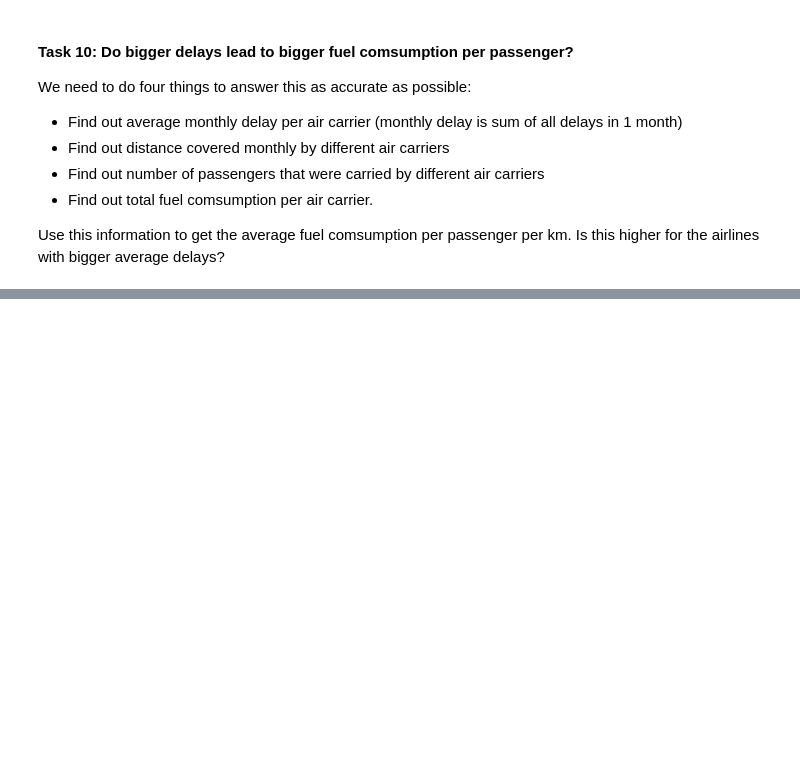
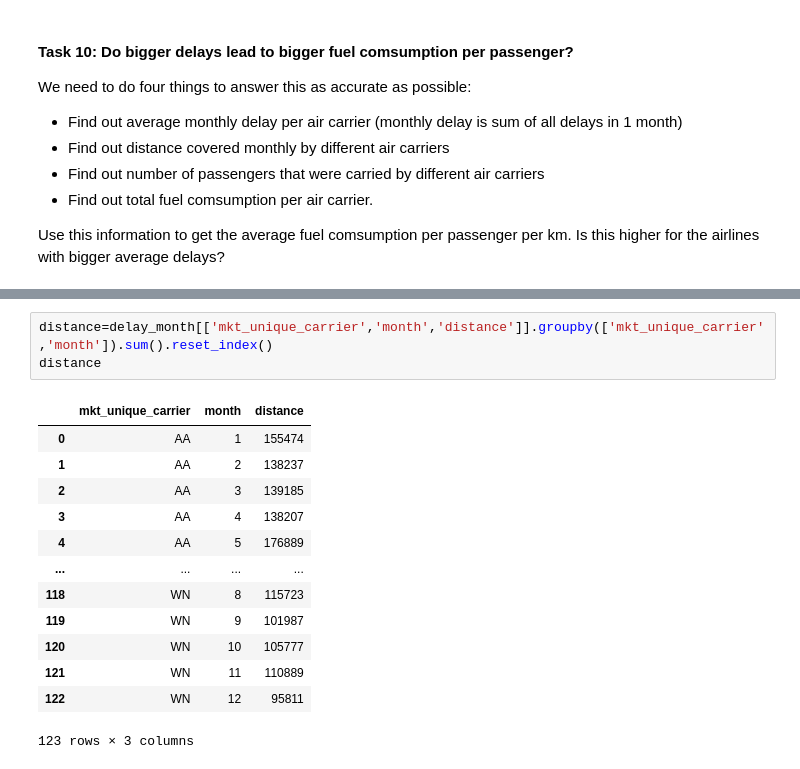
Before and after one commit to mimica123/Midterm_project, a Jupyter notebook: src/Clara/exploratory_analysis.ipynb, the cells around one changed output, grey strips where cells are left out. Cells and saved outputs as stored; diff of their text form; blank space fills up the shorter version.

```diff
--- a/src/Clara/exploratory_analysis.ipynb
+++ b/src/Clara/exploratory_analysis.ipynb
@@ -385,0 +408,17 @@ Use this information to get the average fuel comsumption per passenger per km. I
+# %%
+distance=delay_month[['mkt_unique_carrier','month','distance']].groupby(['mkt_unique_carrier','month']).sum().reset_index()
+distance
+# %% [output]
+|  | mkt_unique_carrier | month | distance |
+| 0 | AA | 1 | 155474 |
+| 1 | AA | 2 | 138237 |
+| 2 | AA | 3 | 139185 |
+| 3 | AA | 4 | 138207 |
+| 4 | AA | 5 | 176889 |
+| ... | ... | ... | ... |
+| 118 | WN | 8 | 115723 |
+| 119 | WN | 9 | 101987 |
+| 120 | WN | 10 | 105777 |
+| 121 | WN | 11 | 110889 |
+| 122 | WN | 12 | 95811 |
+123 rows × 3 columns
```
Also changed, not shown: parts of 10 cells of this notebook, 4 other files.
